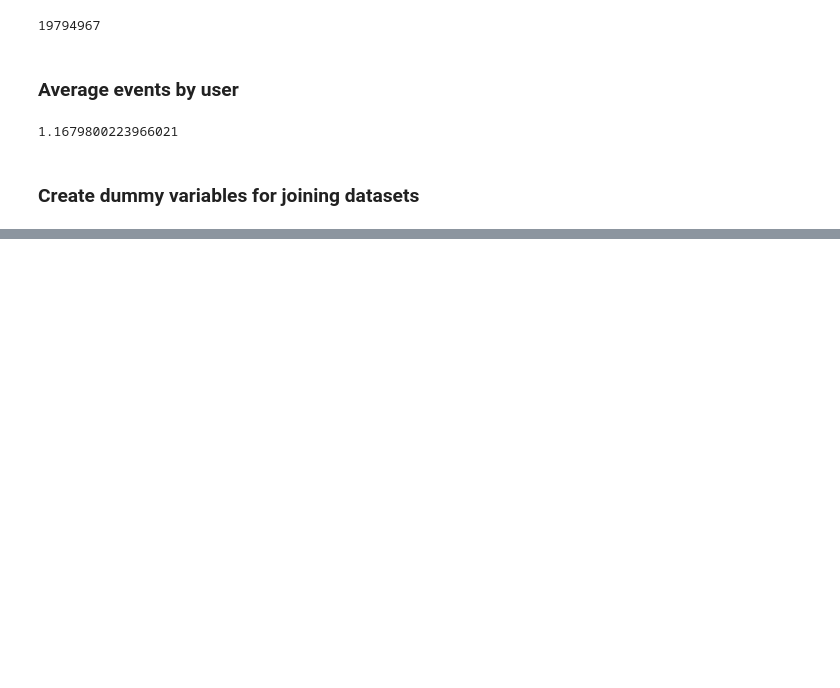
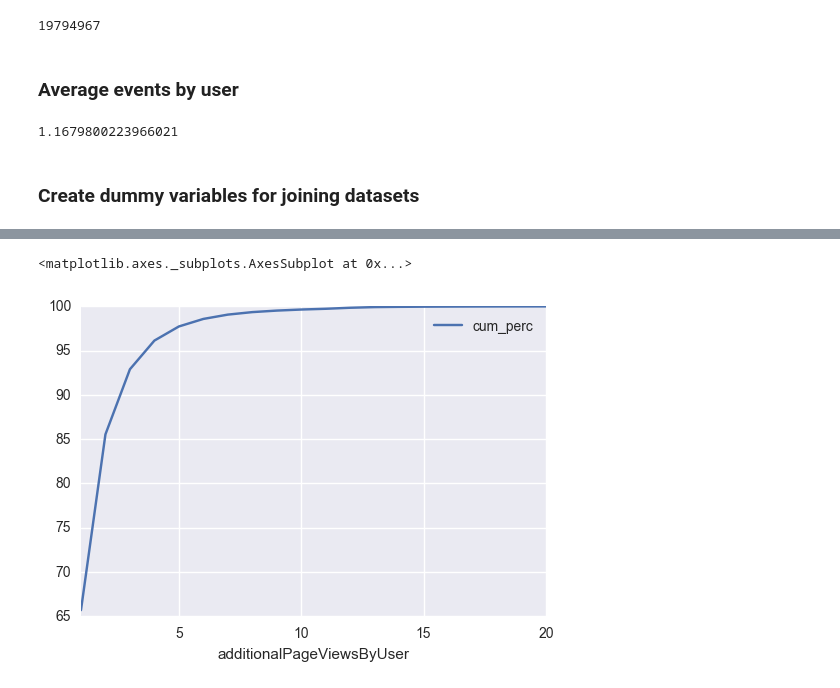
Before and after one commit to emptyr1/OutBrainClickPrediction, a Jupyter notebook: Ad_analysis.ipynb, the cells around one changed output, grey strips where cells are left out. Drawn from its saved outputs; the diff is of its cells as text; code cells hidden in the pictures; blank space fills up the shorter version.

```diff
--- a/Ad_analysis.ipynb
+++ b/Ad_analysis.ipynb
@@ -356,0 +517,3 @@ avg_events_by_user
+# %%
+additional_page_views_by_user_pandas['cum_perc'] = (additional_page_views_by_user_pandas['usersCount'].cumsum() / users_with_additional_page_views_count) * 100
+additional_page_views_by_user_pandas.head(10)
@@ -356,0 +533,5 @@ avg_events_by_user
+# %%
+additional_page_views_by_user_pandas.head(20).plot.line(y='cum_perc')
+# %% [output]
+<matplotlib.axes._subplots.AxesSubplot at 0x...>
+[figure, added]
```
Also changed, not shown: parts of 82 cells of this notebook, 2 other files.
